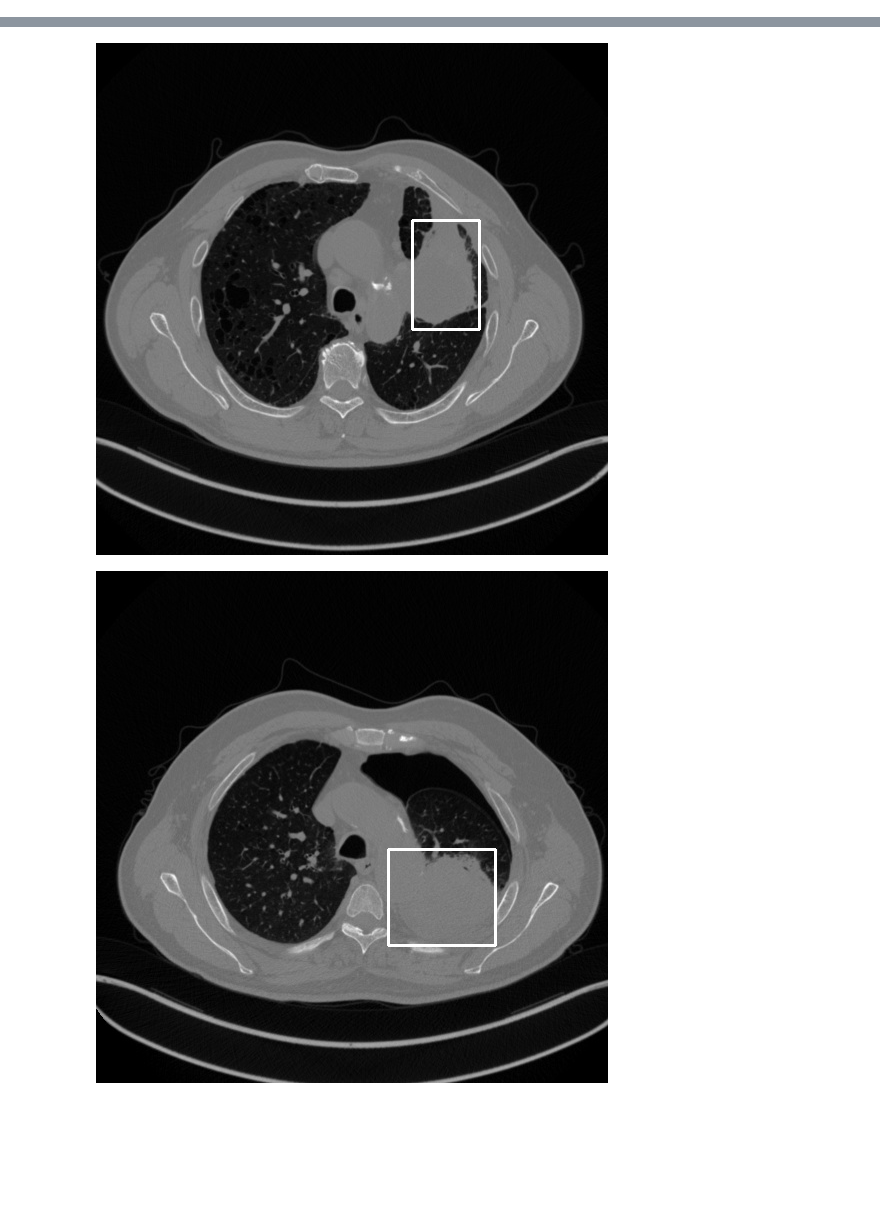
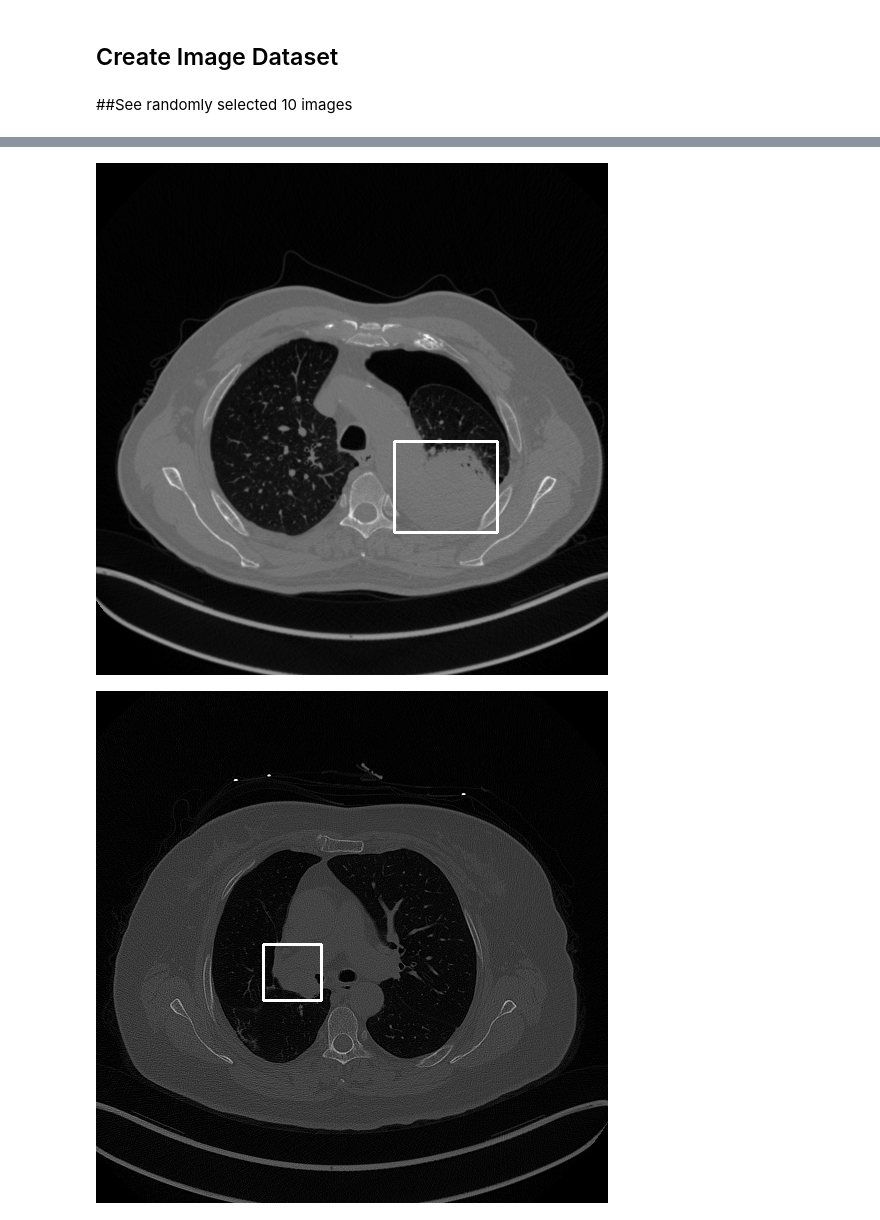
Before and after one commit to myazann/Lung_Cancer, a Jupyter notebook: Lung_Cancer_Detection.ipynb, the cells around one changed output, grey strips where cells are left out. Cells and saved outputs as stored; diff of their text form; code cells hidden in the pictures; blank space fills up the shorter version.

```diff
--- a/Lung_Cancer_Detection.ipynb
+++ b/Lung_Cancer_Detection.ipynb
@@ -66,7 +34,9 @@ val_labels = np.array(val_labels)
 # %%
+##Function to visualize an image with its corresponding label
+
 def get_img_with_bbox(im, labels):
 
-  d_im = copy.deepcopy(im)
+  d_im = copy.deepcopy(im.numpy().squeeze())
 
   xmax = int(labels["xmax"])
   xmin = int(labels["xmin"])
@@ -76,3 +46,24 @@ def get_img_with_bbox(im, labels):
   cv2.rectangle(d_im, (xmin, ymin), (xmax, ymax), (255,255,255), 2)
 
   display(Image.fromarray(d_im))
+
+## Function to get paths of images
+def get_image_paths(train):
+
+  file_paths = []
+
+  if train:
+    for ptnt in os.listdir("lung_ct_train"):
+      for img in os.listdir("lung_ct_train/" + ptnt):
+        fp = "lung_ct_train/" + ptnt + "/" + img
+        file_paths.append(fp)
+
+  else:
+    for ptnt in os.listdir("lung_ct_val"):
+      for img in os.listdir("lung_ct_val/" + ptnt):
+        fp = "lung_ct_val/" + ptnt + "/" + img
+        file_paths.append(fp)
+
+  return file_paths
+# %% [markdown]
+## Create Image Dataset
@@ -79,7 +110,12 @@ def get_img_with_bbox(im, labels):
+# %%
+ct_train = CTDataset(train=True, transform=False)
+ct_val = CTDataset(train=False, transform=preprocess)
+# %% [markdown]
+##See randomly selected 10 images
 # %%
-rs = random.sample(range(0, len(train_labels)), 10)
+rs = random.sample(range(0, len(ct_train)), 10)
 
 for elem in rs:
-  get_img_with_bbox(train_imgs[elem], train_labels[elem])
+  get_img_with_bbox(ct_train[elem][0], ct_train[elem][1])
   print("\n")
 # %% [output]
@@ -92,2 +128,2 @@ for elem in rs:
-[figure, old version]
+[figure, new version]
-[figure, old version]
+[figure, new version]
```
Also changed, not shown: parts of 9 cells of this notebook.
